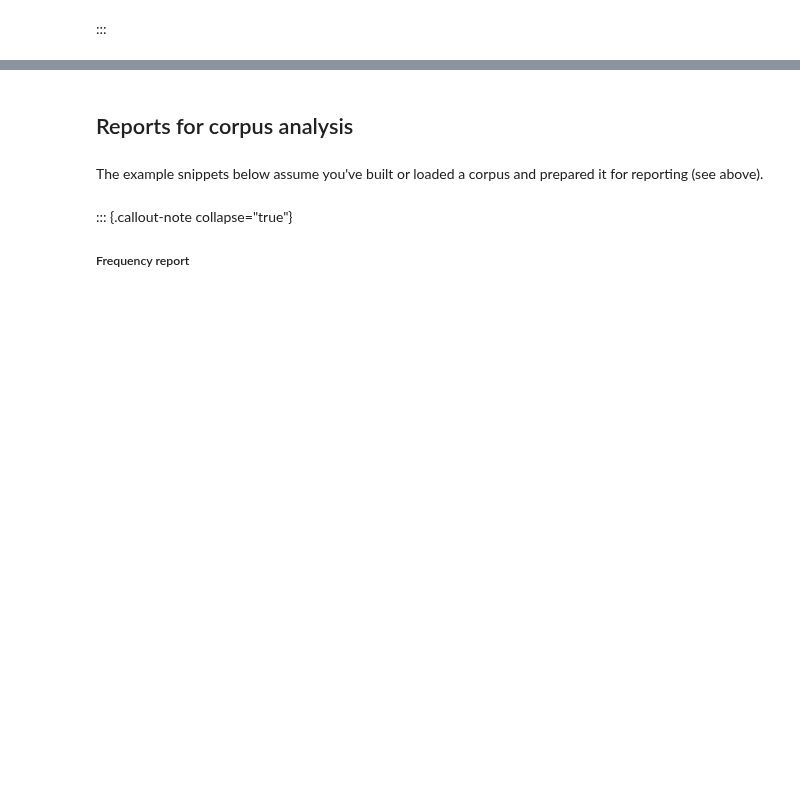
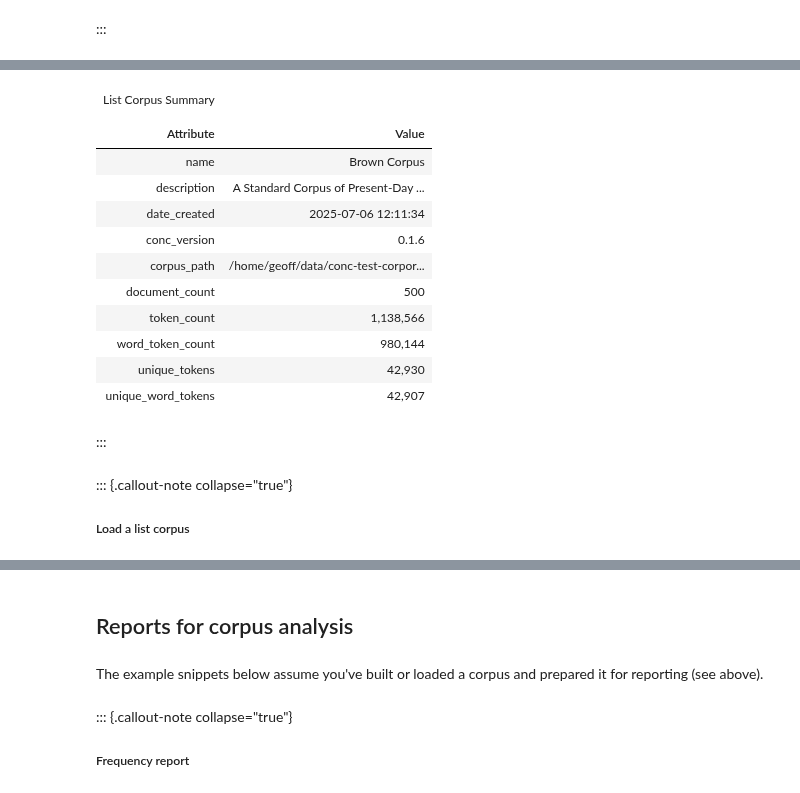
Before and after one commit to polsci/conc, a Jupyter notebook: nbs/tutorials/20_recipes.ipynb, the cells around one changed output, grey strips where cells are left out. Drawn from its saved outputs; the diff is of its cells as text; code cells hidden in the pictures; blank space fills up the shorter version.

Commit message:
add recipes related to list corpus format

```diff
--- a/nbs/tutorials/20_recipes.ipynb
+++ b/nbs/tutorials/20_recipes.ipynb
@@ -141,0 +154,26 @@ conc = Conc(corpus=corpus) # prerequisite for running reports
+# %%
+#| hide
+path_to_brown_corpus = f'{save_path}brown.corpus'
+# %%
+#| eval: false
+listcorpus = ListCorpus().build_from_corpus(source_corpus_path = path_to_brown_corpus, save_path = save_path)
+listcorpus.summary()
+# %% [output]
+| List Corpus Summary |  |
+|  |  |
+| Attribute | Value |
+| name | Brown Corpus |
+| description | A Standard Corpus of Present-Day ... |
+| date_created | 2025-07-06 12:11:34 |
+| conc_version | 0.1.6 |
+| corpus_path | /home/geoff/data/conc-test-corpor... |
+| document_count | 500 |
+| token_count | 1,138,566 |
+| word_token_count | 980,144 |
+| unique_tokens | 42,930 |
+| unique_word_tokens | 42,907 |
+# %% [markdown]
+:::
+# %% [markdown]
+::: {.callout-note collapse="true"}
+##### Load a list corpus
```
Also changed, not shown: parts of 14 cells of this notebook.
